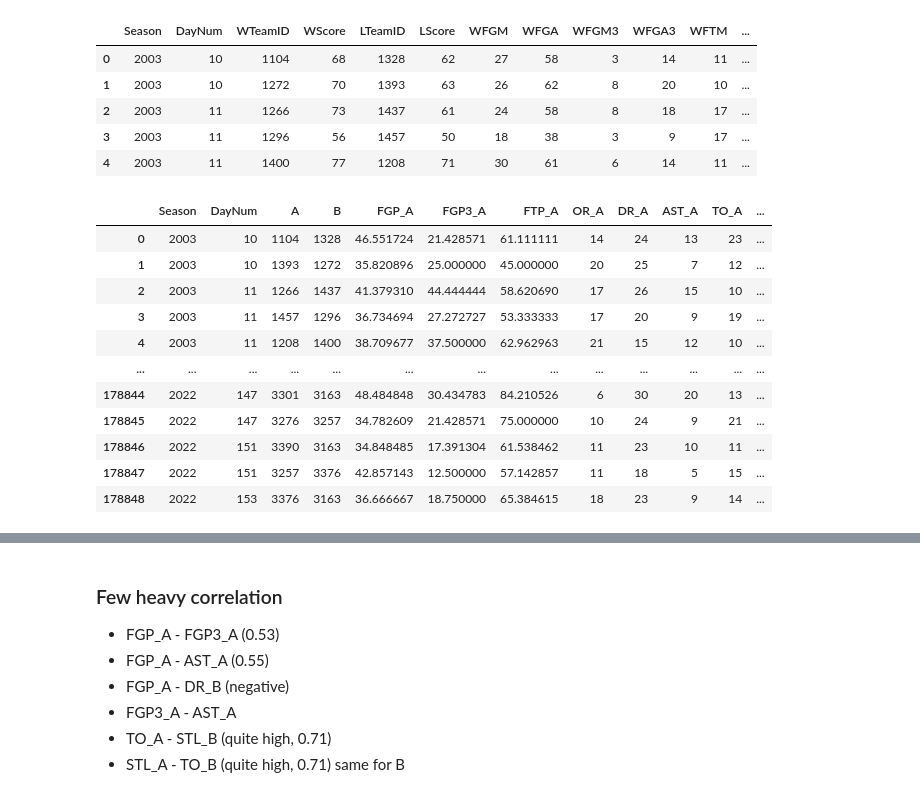
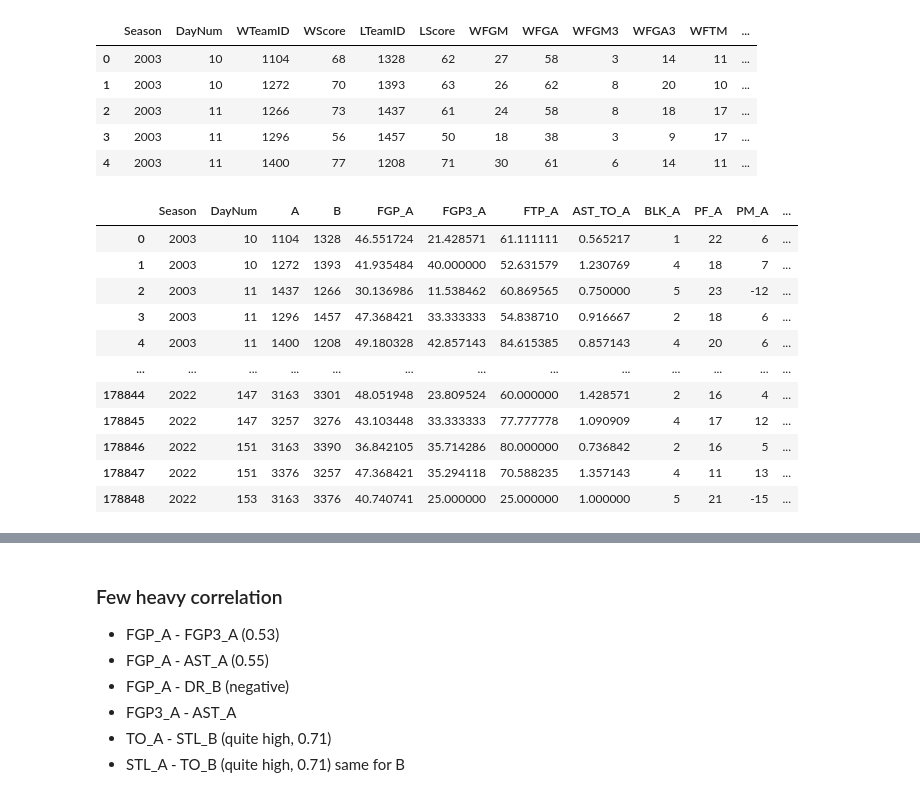
Before and after one commit to sidthakur08/mm-2023, a Jupyter notebook: data exp.ipynb, the cells around one changed output, grey strips where cells are left out. Saved outputs shown, nothing was run; the diff lists cells and outputs as text; code cells hidden in the pictures.

```diff
--- a/data exp.ipynb
+++ b/data exp.ipynb
@@ -175,15 +175,18 @@ for row in tqdm(reg_data.itertuples()):
             new_reg_data['FTP_A'] = (row.WFTM / row.WFTA) * 100
         except:
             new_reg_data['FTP_A'] = 0
-        new_reg_data['OR_A'] = row.WOR
-        new_reg_data['DR_A'] = row.WDR
-        new_reg_data['AST_A'] = row.WAst
-        new_reg_data['TO_A'] = row.WTO
-        new_reg_data['STL_A'] = row.WStl
+        #new_reg_data['OR_A'] = row.WOR
+        #new_reg_data['DR_A'] = row.WDR
+        try:
+            new_reg_data['AST_TO_A'] = row.WAst/row.WTO
+        except:
+            new_reg_data['AST_TO_A'] = row.WAst/(row.WTO+1)
+        #new_reg_data['STL_A'] = row.WStl
         new_reg_data['BLK_A'] = row.WBlk
         new_reg_data['PF_A'] = row.WPF
         new_reg_data['PM_A'] = row.WScore - row.LScore # plus minus for team A
-        new_reg_data['POSS_A'] = row.WFGA - row.
+        new_reg_data['POSS_A'] = row.WFGA - row.WOR + row.WTO + (0.475*row.WFTA) # https://thepowerrank.com/cbb-analytics/ possession
+        new_reg_data['REB_DIFF_A'] = row.WOR - row.WDR
         try:
             new_reg_data['FGP_B'] = (row.LFGM / row.LFGA) * 100
         except:
@@ -196,14 +199,18 @@ for row in tqdm(reg_data.itertuples()):
             new_reg_data['FTP_B'] = (row.LFTM / row.LFTA) * 100
         except:
             new_reg_data['FTP_B'] = 0
-        new_reg_data['OR_B'] = row.LOR
-        new_reg_data['DR_B'] = row.LDR
-        new_reg_data['AST_B'] = row.LAst
-        new_reg_data['TO_B'] = row.LTO
-        new_reg_data['STL_B'] = row.LStl
+        #new_reg_data['OR_B'] = row.LOR
+        #new_reg_data['DR_B'] = row.LDR
+        try:
+            new_reg_data['AST_TO_B'] = row.LAst/row.LTO
+        except:
+            new_reg_data['AST_TO_B'] = row.LAst/(row.LTO+1)
+        #new_reg_data['STL_B'] = row.LStl
         new_reg_data['BLK_B'] = row.LBlk
         new_reg_data['PF_B'] = row.LPF
         new_reg_data['PM_B'] = row.LScore - row.WScore # plus minus for team B
+        new_reg_data['POSS_B'] = row.LFGA - row.LOR + row.LTO + (0.475*row.LFTA)
+        new_reg_data['REB_DIFF_B'] = row.LOR - row.LDR
         new_reg_data['Win'] = 1
     else:
         new_reg_data['A'] = row.LTeamID
@@ -218,52 +225,60 @@ for row in tqdm(reg_data.itertuples()):
             new_reg_data['FGP3_A'] = 0
         try:
             new_reg_data['FTP_A'] = (row.LFTM / row.LFTA) * 100
         except:
             new_reg_data['FTP_A'] = 0
-        new_reg_data['OR_A'] = row.LOR
-        new_reg_data['DR_A'] = row.LDR
-        new_reg_data['AST_A'] = row.LAst
-        new_reg_data['TO_A'] = row.LTO
-        new_reg_data['STL_A'] = row.LStl
+        #new_reg_data['OR_A'] = row.LOR
+        #new_reg_data['DR_A'] = row.LDR
+        try:
+            new_reg_data['AST_TO_A'] = row.LAst/row.LTO
+        except:
+            new_reg_data['AST_TO_A'] = row.LAst/(row.LTO+1)
+        #new_reg_data['STL_A'] = row.LStl
         new_reg_data['BLK_A'] = row.LBlk
         new_reg_data['PF_A'] = row.LPF
         new_reg_data['PM_A'] = row.LScore - row.WScore # plus minus for team A
+        new_reg_data['POSS_A'] = row.LFGA - row.LOR + row.LTO + (0.475*row.LFTA)
+        new_reg_data['REB_DIFF_A'] = row.LOR - row.LDR
         try:
             new_reg_data['FGP_B'] = (row.WFGM / row.WFGA) * 100
         except:
             new_reg_data['FGP_B'] = 0
         try:
             new_reg_data['FGP3_B'] = (row.WFGM3 / row.WFGA3) * 100
         except:
             new_reg_data['FGP3_B'] = 0
         try:
             new_reg_data['FTP_B'] = (row.WFTM / row.WFTA) * 100
         except:
             new_reg_data['FTP_B'] = 0
-        new_reg_data['OR_B'] = row.WOR
-        new_reg_data['DR_B'] = row.WDR
-        new_reg_data['AST_B'] = row.WAst
-        new_reg_data['TO_B'] = row.WTO
-        new_reg_data['STL_B'] = row.WStl
+        #new_reg_data['OR_B'] = row.WOR
+        #new_reg_data['DR_B'] = row.WDR
+        try:
+            new_reg_data['AST_TO_B'] = row.WAst/row.WTO
+        except:
+            new_reg_data['AST_TO_B'] = row.WAst/(row.WTO+1)
+        #new_reg_data['STL_B'] = row.WStl
         new_reg_data['BLK_B'] = row.WBlk
         new_reg_data['PF_B'] = row.WPF
         new_reg_data['PM_B'] = row.WScore - row.LScore # plus minus for team B
+        new_reg_data['POSS_B'] = row.WFGA - row.WOR + row.WTO + (0.475*row.WFTA)
+        new_reg_data['REB_DIFF_B'] = row.WOR - row.WDR
         new_reg_data['Win'] = 0
 
     list_reg_data.append(new_reg_data)
 
 new_reg_data = pd.DataFrame(list_reg_data)
 new_reg_data
 # %% [output]
-|  | Season | DayNum | A | B | FGP_A | FGP3_A | FTP_A | OR_A | DR_A | AST_A | TO_A | ... |
-| 0 | 2003 | 10 | 1104 | 1328 | 46.551724 | 21.428571 | 61.111111 | 14 | 24 | 13 | 23 | ... |
-| 1 | 2003 | 10 | 1393 | 1272 | 35.820896 | 25.000000 | 45.000000 | 20 | 25 | 7 | 12 | ... |
-| 2 | 2003 | 11 | 1266 | 1437 | 41.379310 | 44.444444 | 58.620690 | 17 | 26 | 15 | 10 | ... |
-| 3 | 2003 | 11 | 1457 | 1296 | 36.734694 | 27.272727 | 53.333333 | 17 | 20 | 9 | 19 | ... |
-| 4 | 2003 | 11 | 1208 | 1400 | 38.709677 | 37.500000 | 62.962963 | 21 | 15 | 12 | 10 | ... |
+|  | Season | DayNum | A | B | FGP_A | FGP3_A | FTP_A | AST_TO_A | BLK_A | PF_A | PM_A | ... |
+| 0 | 2003 | 10 | 1104 | 1328 | 46.551724 | 21.428571 | 61.111111 | 0.565217 | 1 | 22 | 6 | ... |
+| 1 | 2003 | 10 | 1272 | 1393 | 41.935484 | 40.000000 | 52.631579 | 1.230769 | 4 | 18 | 7 | ... |
+| 2 | 2003 | 11 | 1437 | 1266 | 30.136986 | 11.538462 | 60.869565 | 0.750000 | 5 | 23 | -12 | ... |
+| 3 | 2003 | 11 | 1296 | 1457 | 47.368421 | 33.333333 | 54.838710 | 0.916667 | 2 | 18 | 6 | ... |
+| 4 | 2003 | 11 | 1400 | 1208 | 49.180328 | 42.857143 | 84.615385 | 0.857143 | 4 | 20 | 6 | ... |
 | ... | ... | ... | ... | ... | ... | ... | ... | ... | ... | ... | ... | ... |
-| 178844 | 2022 | 147 | 3301 | 3163 | 48.484848 | 30.434783 | 84.210526 | 6 | 30 | 20 | 13 | ... |
-| 178845 | 2022 | 147 | 3276 | 3257 | 34.782609 | 21.428571 | 75.000000 | 10 | 24 | 9 | 21 | ... |
-| 178846 | 2022 | 151 | 3390 | 3163 | 34.848485 | 17.391304 | 61.538462 | 11 | 23 | 10 | 11 | ... |
-| 178847 | 2022 | 151 | 3257 | 3376 | 42.857143 | 12.500000 | 57.142857 | 11 | 18 | 5 | 15 | ... |
-| 178848 | 2022 | 153 | 3376 | 3163 | 36.666667 | 18.750000 | 65.384615 | 18 | 23 | 9 | 14 | ... |
+| 178844 | 2022 | 147 | 3163 | 3301 | 48.051948 | 23.809524 | 60.000000 | 1.428571 | 2 | 16 | 4 | ... |
+| 178845 | 2022 | 147 | 3257 | 3276 | 43.103448 | 33.333333 | 77.777778 | 1.090909 | 4 | 17 | 12 | ... |
+| 178846 | 2022 | 151 | 3163 | 3390 | 36.842105 | 35.714286 | 80.000000 | 0.736842 | 2 | 16 | 5 | ... |
+| 178847 | 2022 | 151 | 3376 | 3257 | 47.368421 | 35.294118 | 70.588235 | 1.357143 | 4 | 11 | 13 | ... |
+| 178848 | 2022 | 153 | 3163 | 3376 | 40.740741 | 25.000000 | 25.000000 | 1.000000 | 5 | 21 | -15 | ... |
```
Also changed, not shown: parts of 10 cells of this notebook, 1 other file.
